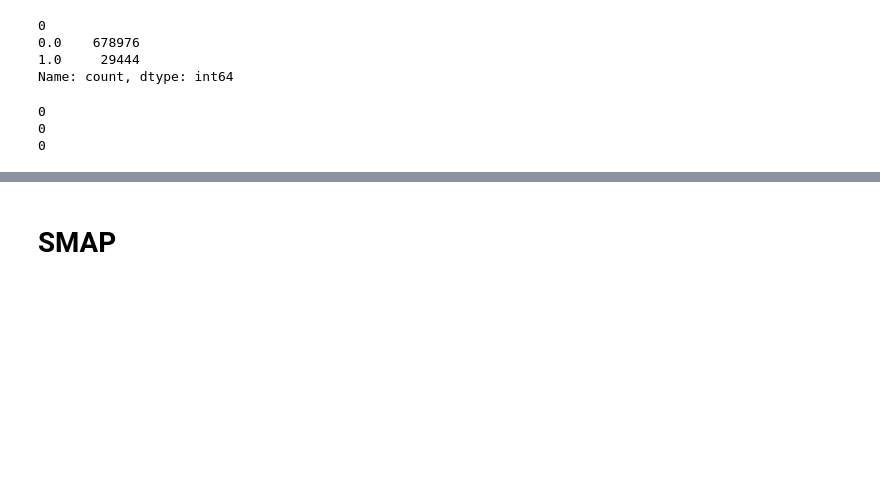
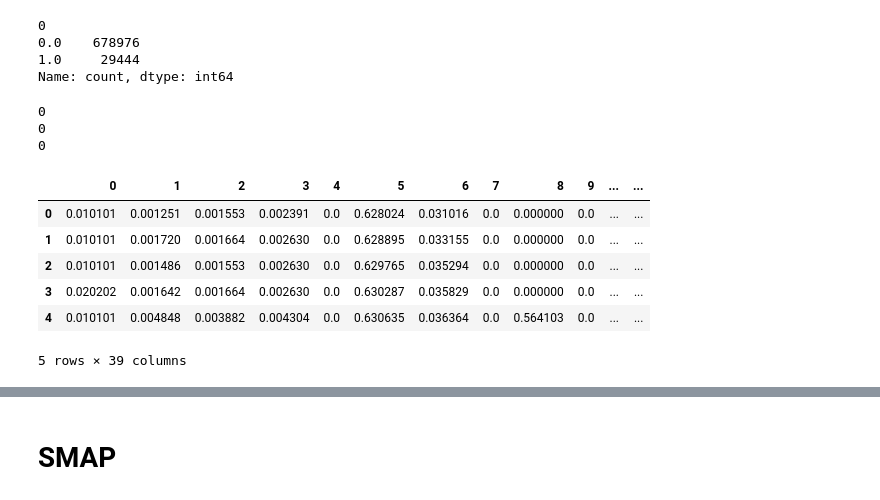
Before and after one commit to mortal-94/Time_Series_Anomaly_Detection, a Jupyter notebook: data_check.ipynb, the cells around one changed output, grey strips where cells are left out. Drawn from its saved outputs; the diff is of its cells as text; code cells hidden in the pictures; blank space fills up the shorter version.

```diff
--- a/data_check.ipynb
+++ b/data_check.ipynb
@@ -56,3 +56,16 @@ print(smd_test_labels_df.isnull().sum().sum())
 0
 0
 0
+# %%
+# smd_test_labels_df 并入 smd_test_df
+smd_test_df['label'] = smd_test_labels_df[0]
+smd_test_df['label'] = smd_test_df['label'].astype(int)
+smd_test_df.head()
+# %% [output]
+|  | 0 | 1 | 2 | 3 | 4 | 5 | 6 | 7 | 8 | 9 | ... | ... |
+| 0 | 0.010101 | 0.001251 | 0.001553 | 0.002391 | 0.0 | 0.628024 | 0.031016 | 0.0 | 0.000000 | 0.0 | ... | ... |
+| 1 | 0.010101 | 0.001720 | 0.001664 | 0.002630 | 0.0 | 0.628895 | 0.033155 | 0.0 | 0.000000 | 0.0 | ... | ... |
+| 2 | 0.010101 | 0.001486 | 0.001553 | 0.002630 | 0.0 | 0.629765 | 0.035294 | 0.0 | 0.000000 | 0.0 | ... | ... |
+| 3 | 0.020202 | 0.001642 | 0.001664 | 0.002630 | 0.0 | 0.630287 | 0.035829 | 0.0 | 0.000000 | 0.0 | ... | ... |
+| 4 | 0.010101 | 0.004848 | 0.003882 | 0.004304 | 0.0 | 0.630635 | 0.036364 | 0.0 | 0.564103 | 0.0 | ... | ... |
+5 rows × 39 columns
```
Also changed, not shown: parts of 2 cells of this notebook, 13 other files.
